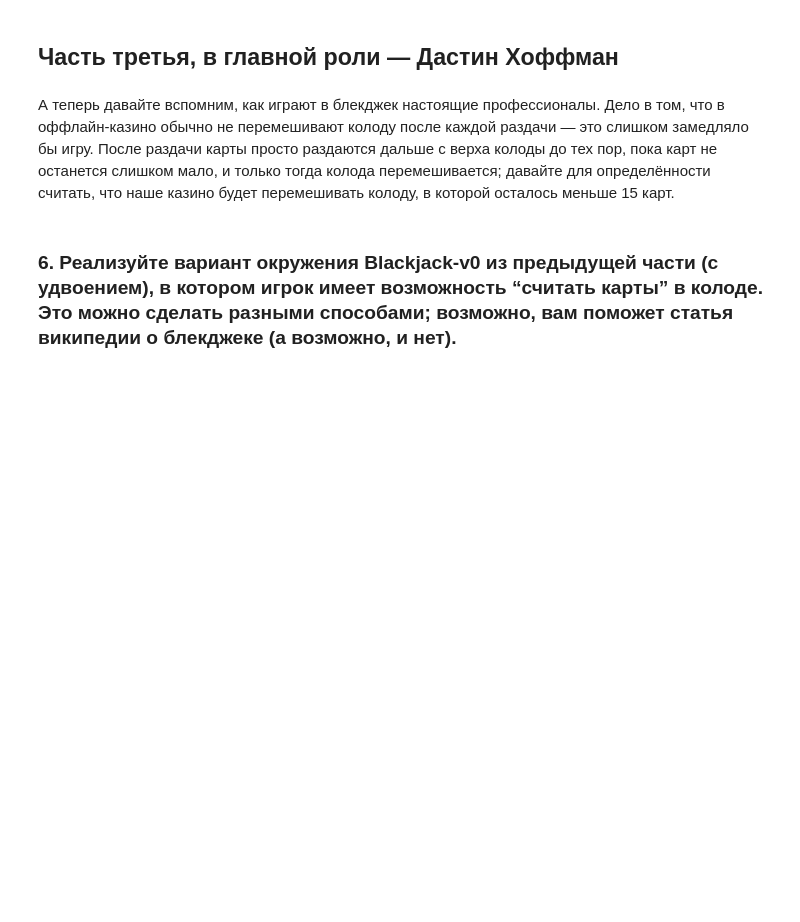
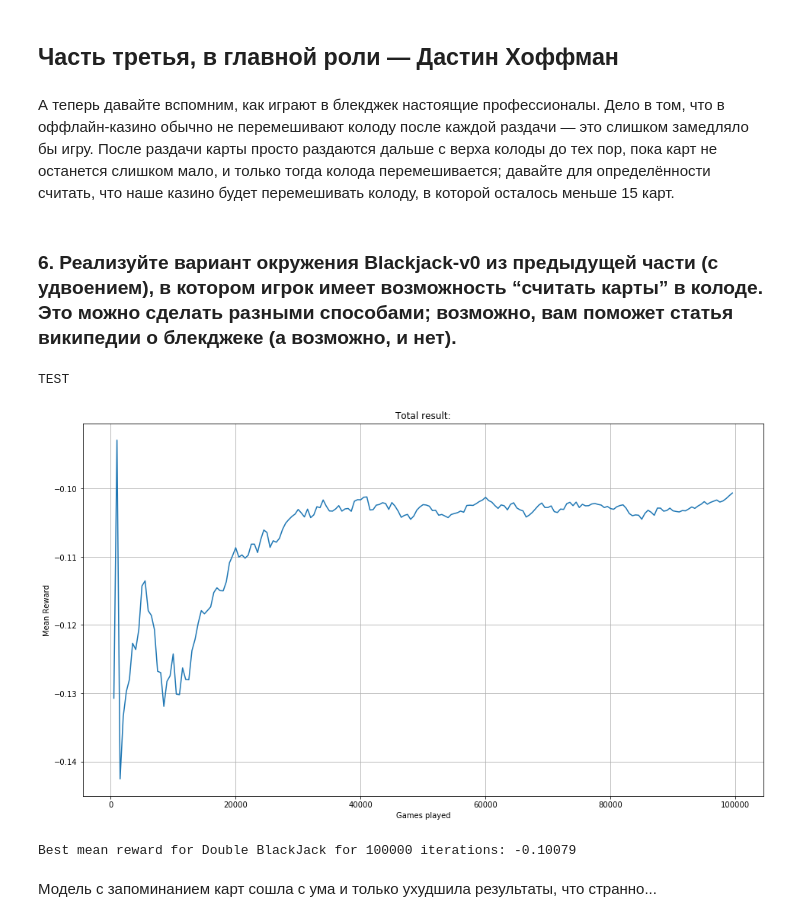
Before and after one commit to MikhailSam/made, a Jupyter notebook: RL/RL_HW1_BlackJack.ipynb, the cells around one changed output. Cells and saved outputs as stored; diff of their text form; code cells hidden in the pictures; blank space fills up the shorter version.

```diff
--- a/RL/RL_HW1_BlackJack.ipynb
+++ b/RL/RL_HW1_BlackJack.ipynb
@@ -243,22 +246,3 @@ Best mean reward for Double BlackJack for 100000 iterations: -0.02840
 А теперь давайте вспомним, как играют в блекджек настоящие профессионалы. Дело в том, что в оффлайн-казино обычно не перемешивают колоду после каждой раздачи — это слишком замедляло бы игру. После раздачи карты просто раздаются дальше с верха колоды до тех пор, пока карт не останется слишком мало, и только тогда колода перемешивается; давайте для определённости считать, что наше казино будет перемешивать колоду, в которой осталось меньше 15 карт.
 # %% [markdown]
 ### 6. Реализуйте вариант окружения Blackjack-v0 из предыдущей части (с удвоением), в котором игрок имеет возможность “считать карты” в колоде. Это можно сделать разными способами; возможно, вам поможет статья википедии о блекджеке (а возможно, и нет).
-# %%
-from gym.envs.toy_text.blackjack import BlackjackEnv
-
-class BlackJackHoffman(BlackjackEnv):
-
-    def __init__(self, natural=True, seed=0):
-        super().__init__(natural)
-        self.seed(seed)
-        np.random.seed(seed)
-        self.action_space.n = 3
-
-    def step(self, action):
-        if action == 2:
-            obs, reward, done, info = super().step(1)
-            if not done:
-                obs, reward, done, info = super().step(0)
-            return obs, reward * 2, done, info
-        else:
-            return super().step(action)
@@ -264,0 +354,19 @@ class BlackJackHoffman(BlackjackEnv):
+# %%
+N = 100_000
+
+seed = 3
+
+env = BlackJackHoffman(natural=True, seed=seed)
+model = QLearning(env, 0.0008, 0.9, 0.7, seed=seed, plot_step=500)
+model.run(N, train=True)
+print('\nTEST\n')
+double_best_result = model.run(N, train=False, plot=True)
+model.finish()
+
+print(f"Best mean reward for Double BlackJack for {N} iterations: {double_best_result:.5f}")
+# %% [output]
+TEST
+[figure, added]
+Best mean reward for Double BlackJack for 100000 iterations: -0.10079
+# %% [markdown]
+Модель с запоминанием карт сошла с ума и только ухудшила результаты, что странно...
```
Also changed, not shown: parts of 4 cells of this notebook.
